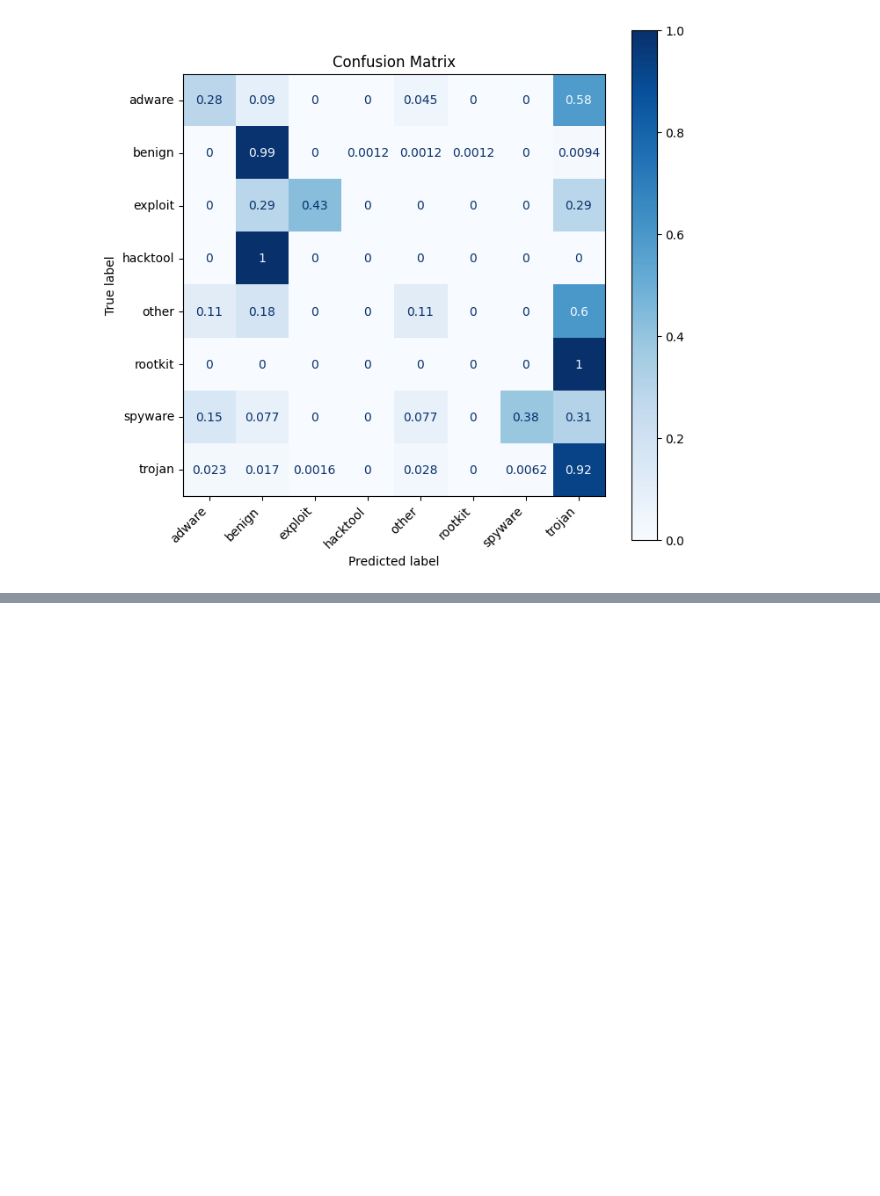
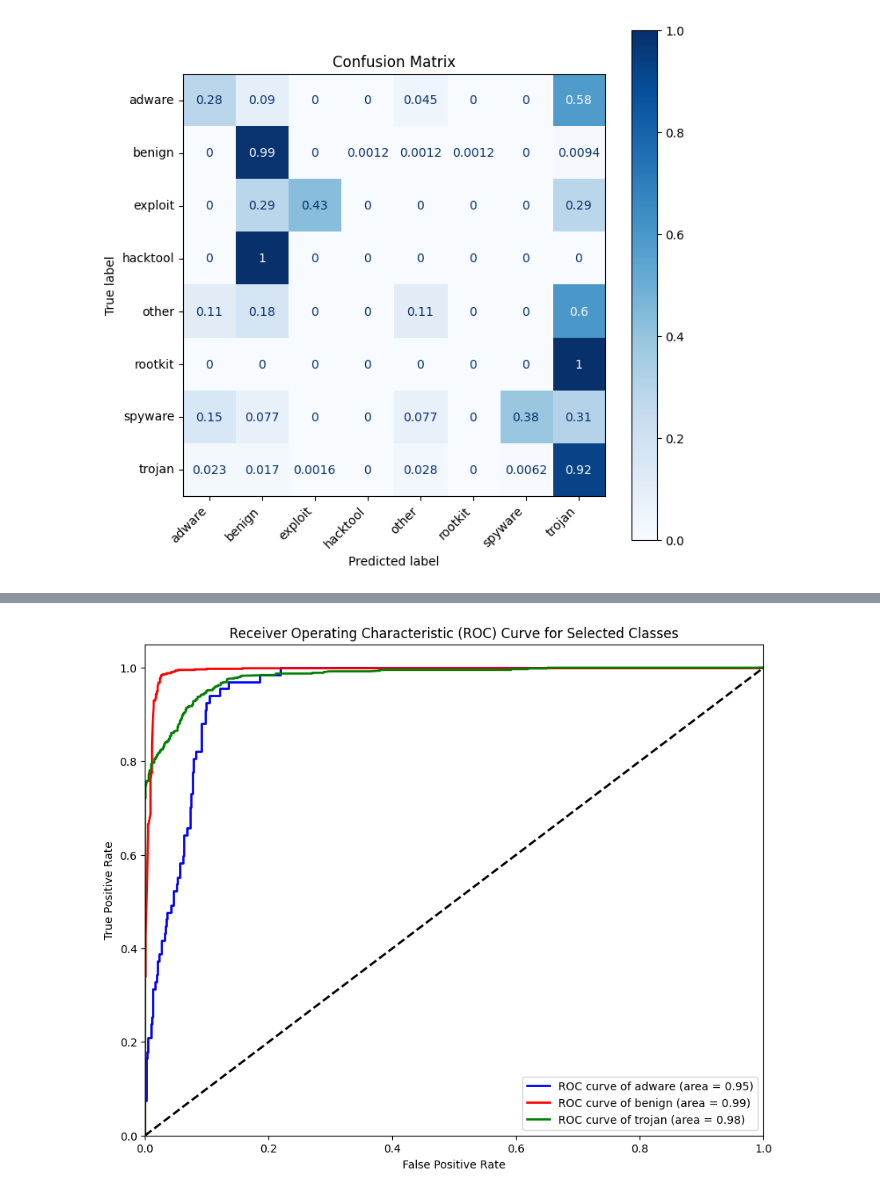
Before and after one commit to Kreunt/catch-o-ware, a Jupyter notebook: catch-o-ware-XGBoost.ipynb, the cells around one changed output, grey strips where cells are left out. Cells and saved outputs as stored; diff of their text form; code cells hidden in the pictures; blank space fills up the shorter version.

```diff
--- a/catch-o-ware-XGBoost.ipynb
+++ b/catch-o-ware-XGBoost.ipynb
@@ -96,0 +132,19 @@ plt.show()
+# %%
+# Plot ROC curves for selected classes
+selected_classes = ['adware', 'benign', 'trojan']  # Example of selected classes
+colors = ['blue', 'red', 'green']
+plt.figure(figsize=(10, 8))
+for i, cls in enumerate(selected_classes):
+    idx = list(label_encoder.classes_).index(cls)
+    plt.plot(fpr[idx], tpr[idx], color=colors[i], lw=2, label=f'ROC curve of {cls} (area = {roc_auc[idx]:.2f})')
+
+plt.plot([0, 1], [0, 1], 'k--', lw=2)
+plt.xlim([0.0, 1.0])
+plt.ylim([0.0, 1.05])
+plt.xlabel('False Positive Rate')
+plt.ylabel('True Positive Rate')
+plt.title('Receiver Operating Characteristic (ROC) Curve for Selected Classes')
+plt.legend(loc="lower right")
+plt.show()
+# %% [output]
+[figure, added]
```
Also changed, not shown: parts of 3 cells of this notebook.
